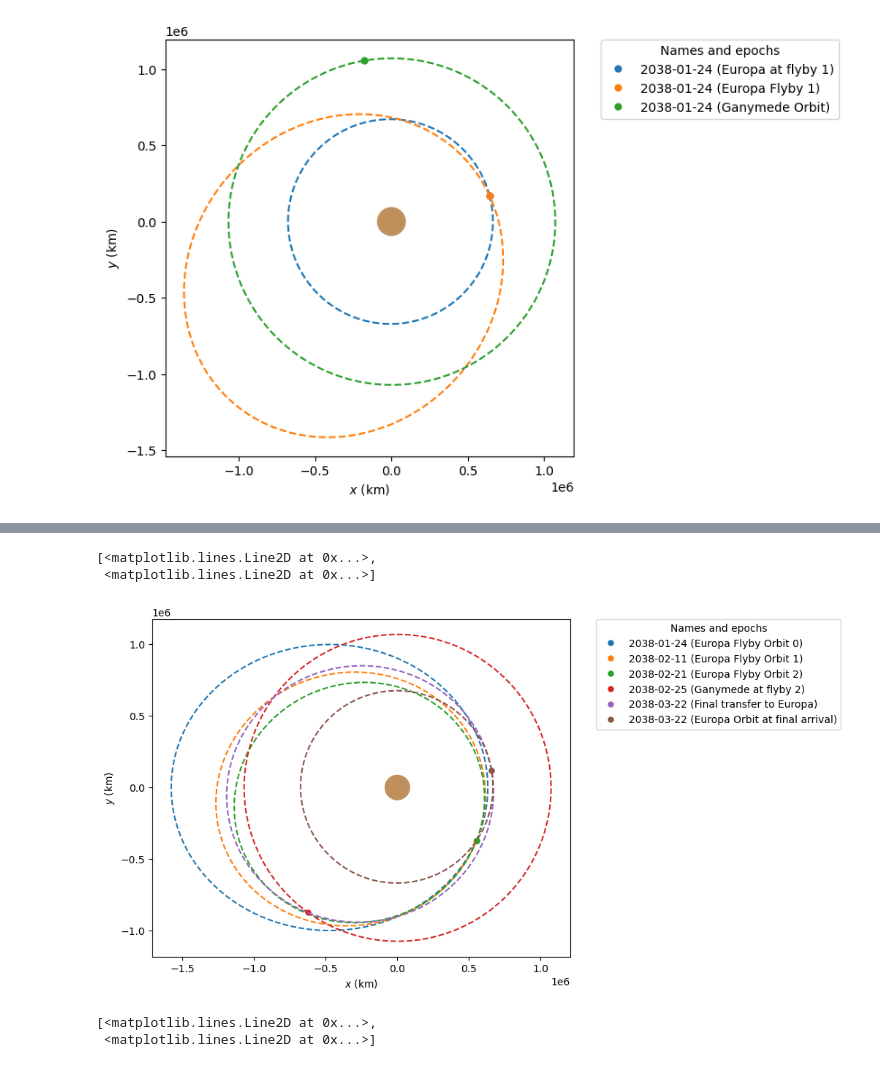
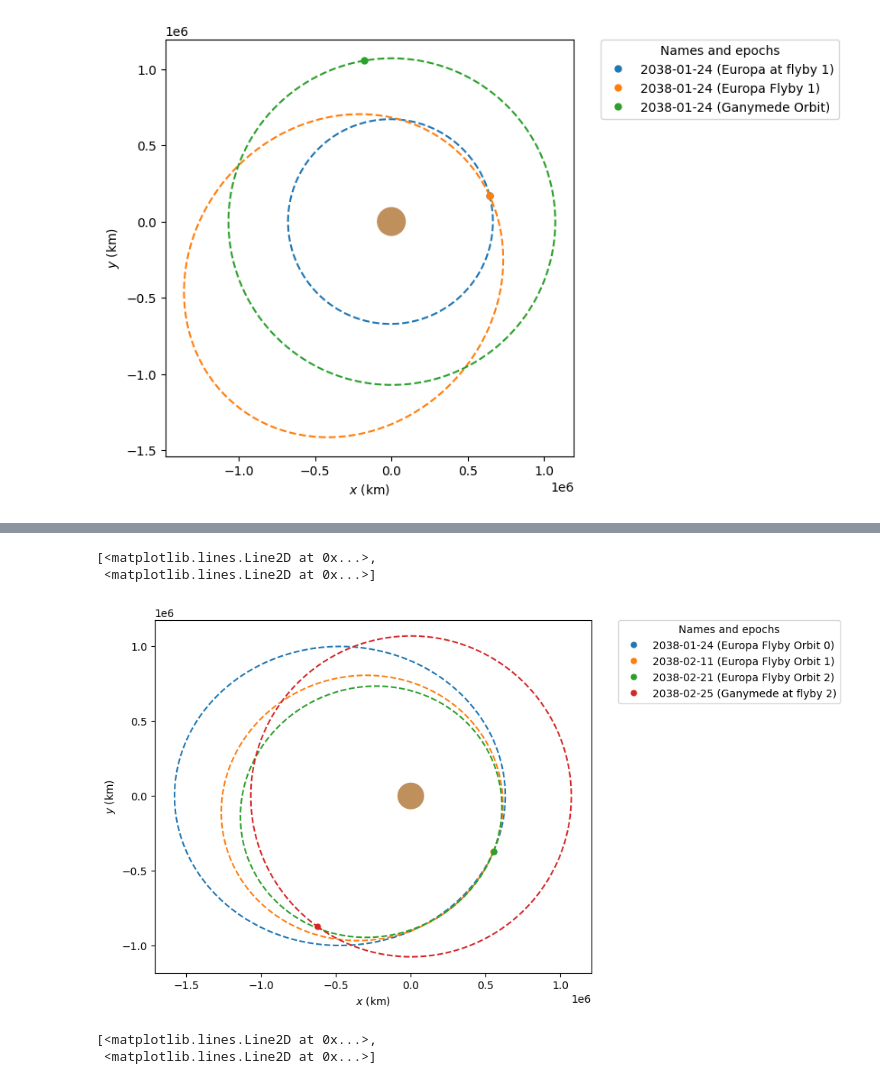
Before and after one commit to jackSN8/Starship_outer_planets_missions, a Jupyter notebook: jovian_grand_tour.ipynb, the cells around one changed output, grey strips where cells are left out. Cells and saved outputs as stored; diff of their text form; code cells hidden in the pictures.

```diff
--- a/jovian_grand_tour.ipynb
+++ b/jovian_grand_tour.ipynb
@@ -658,22 +659,22 @@ Min dv 198.0 m / s
 # %%
 final_ganymede_date=assist_to_ganymede_2[1].epoch
 final_ganymede_flyby_orb=assist_to_ganymede_2[0].propagate(final_ganymede_date)
 
 plotter=StaticOrbitPlotter(plane=Planes.EARTH_ECLIPTIC)
 
 for i,orb in enumerate(orbits_post_europa_1):
     plotter.plot(orb, label=f"Europa Flyby Orbit {i}")
     all_orbits.append(orb)
 # plotter.plot(ganymede_orb, label="Ganymede Orbit")
 # plotter.plot(final_ganymede_flyby_orb, label="Ganymede Flyby 2")
 plotter.plot(assist_to_ganymede_2[1], label="Ganymede at flyby 2")
-plotter.plot(final_transfer_to_europa[1].propagate(final_transfer_to_europa[3]), label="Final transfer to Europa")
+# plotter.plot(final_transfer_to_europa[1].propagate(final_transfer_to_europa[3]), label="Final transfer to Europa")
 
-plotter.plot(europa_orb.propagate(final_arrival_date), label="Europa Orbit at final arrival")
+# plotter.plot(europa_orb.propagate(final_arrival_date), label="Europa Orbit at final arrival")
 # %% [output]
 [<matplotlib.lines.Line2D at 0x...>,
  <matplotlib.lines.Line2D at 0x...>]
-[figure, old version]
+[figure, new version]
 # %%
 starship_post_ganymede_2=ecliptic_slingshot(final_ganymede_flyby_orb,assist_to_ganymede_2[1],Ganymede,10000*u.km,-1)[1]
 # %%
```
Also changed, not shown: parts of 9 cells of this notebook, 6 other files.
